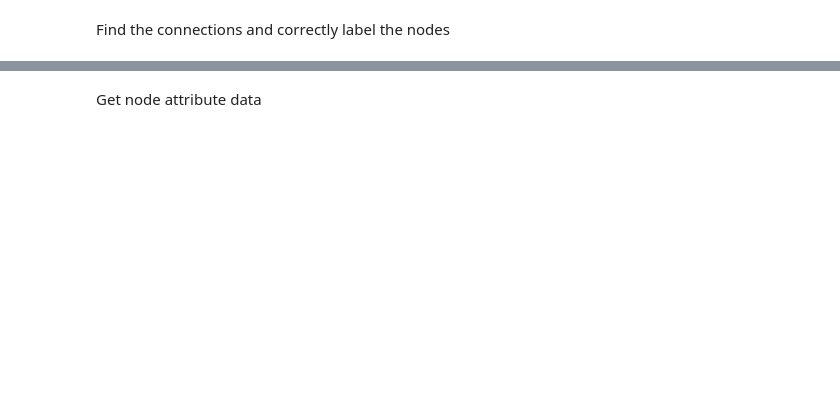
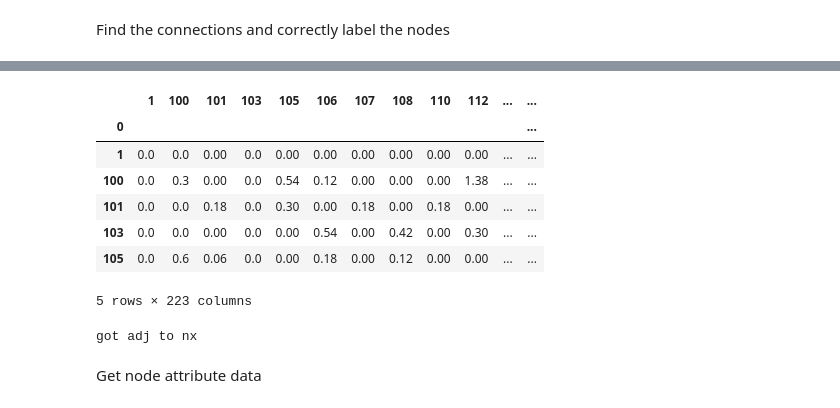
Before and after one commit to neurodata/connectocross, a Jupyter notebook: ciona_data/pull_ciona_data_interactive.ipynb, the cells around one changed output, grey strips where cells are left out. Cells and saved outputs as stored; diff of their text form; code cells hidden in the pictures; blank space fills up the shorter version.

```diff
--- a/ciona_data/pull_ciona_data_interactive.ipynb
+++ b/ciona_data/pull_ciona_data_interactive.ipynb
@@ -72,3 +114,27 @@ got adj to nx
+# %%
+common_adj.sort_index(axis=0, inplace=True)
+common_adj.sort_index(axis=1, inplace=True)
+common_adj.head()
+# %% [output]
+|  | 1 | 100 | 101 | 103 | 105 | 106 | 107 | 108 | 110 | 112 | ... | ... |
+| 0 |  |  |  |  |  |  |  |  |  |  |  | ... |
+| 1 | 0.0 | 0.0 | 0.00 | 0.0 | 0.00 | 0.00 | 0.00 | 0.00 | 0.00 | 0.00 | ... | ... |
+| 100 | 0.0 | 0.3 | 0.00 | 0.0 | 0.54 | 0.12 | 0.00 | 0.00 | 0.00 | 1.38 | ... | ... |
+| 101 | 0.0 | 0.0 | 0.18 | 0.0 | 0.30 | 0.00 | 0.18 | 0.00 | 0.18 | 0.00 | ... | ... |
+| 103 | 0.0 | 0.0 | 0.00 | 0.0 | 0.00 | 0.54 | 0.00 | 0.42 | 0.00 | 0.30 | ... | ... |
+| 105 | 0.0 | 0.6 | 0.06 | 0.0 | 0.00 | 0.18 | 0.00 | 0.12 | 0.00 | 0.00 | ... | ... |
+5 rows × 223 columns
+# %%
+if list(common_adj.index) != list(common_adj.columns):
+    raise ValueError
+common_adj.iloc[:, :] = common_adj.values.astype(np.float)
+graph = nx.from_pandas_adjacency(common_adj)
+# np_adj = common_adj.values.astype(np.float)
+# np.nan_to_num(np_adj, 0.)
+# graph = nx.from_numpy_matrix(np_adj, parallel_edges=False, create_using=nx.DiGraph)
+print('got adj to nx')
+# %% [output]
+got adj to nx
 # %% [markdown]
 Get node attribute data
 # %%
```
Also changed, not shown: parts of 10 cells of this notebook, 2 other files.
